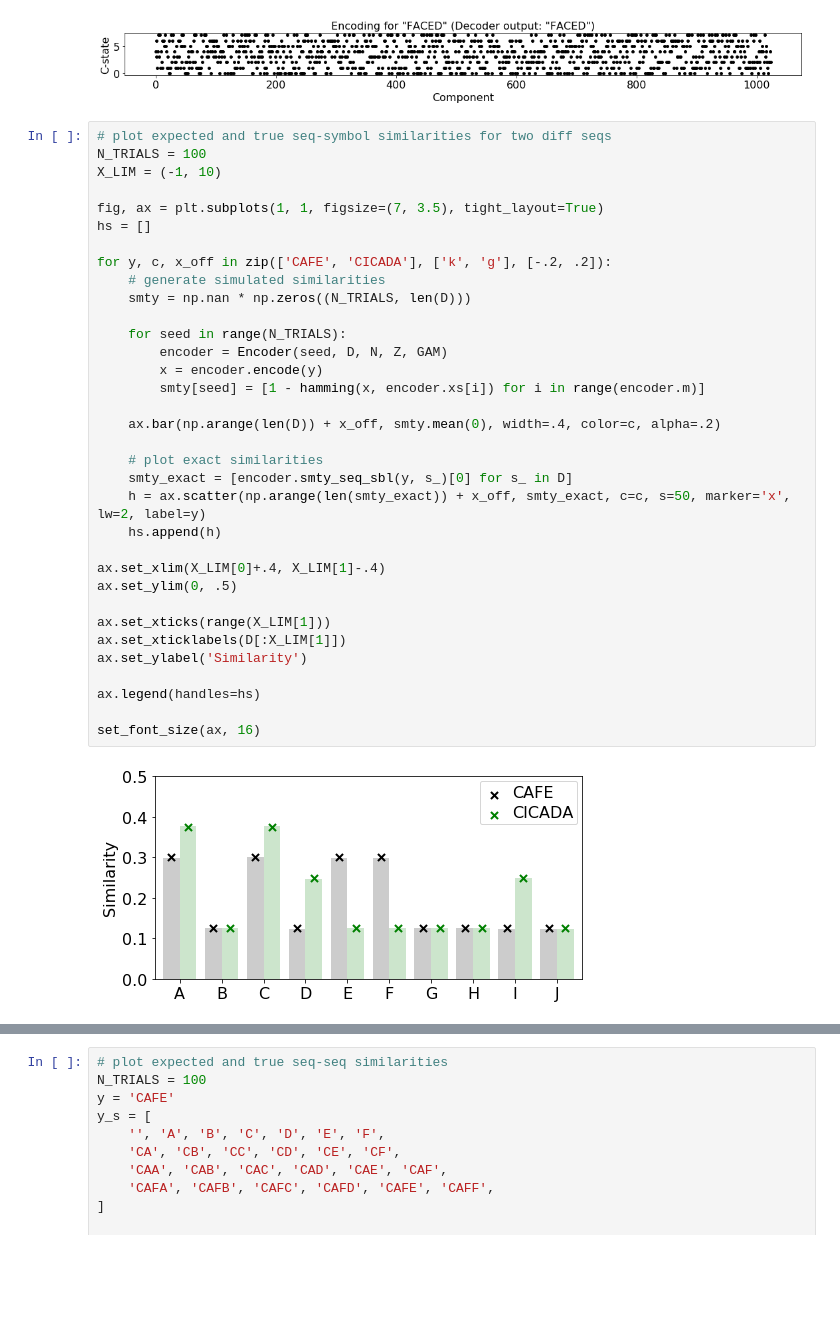
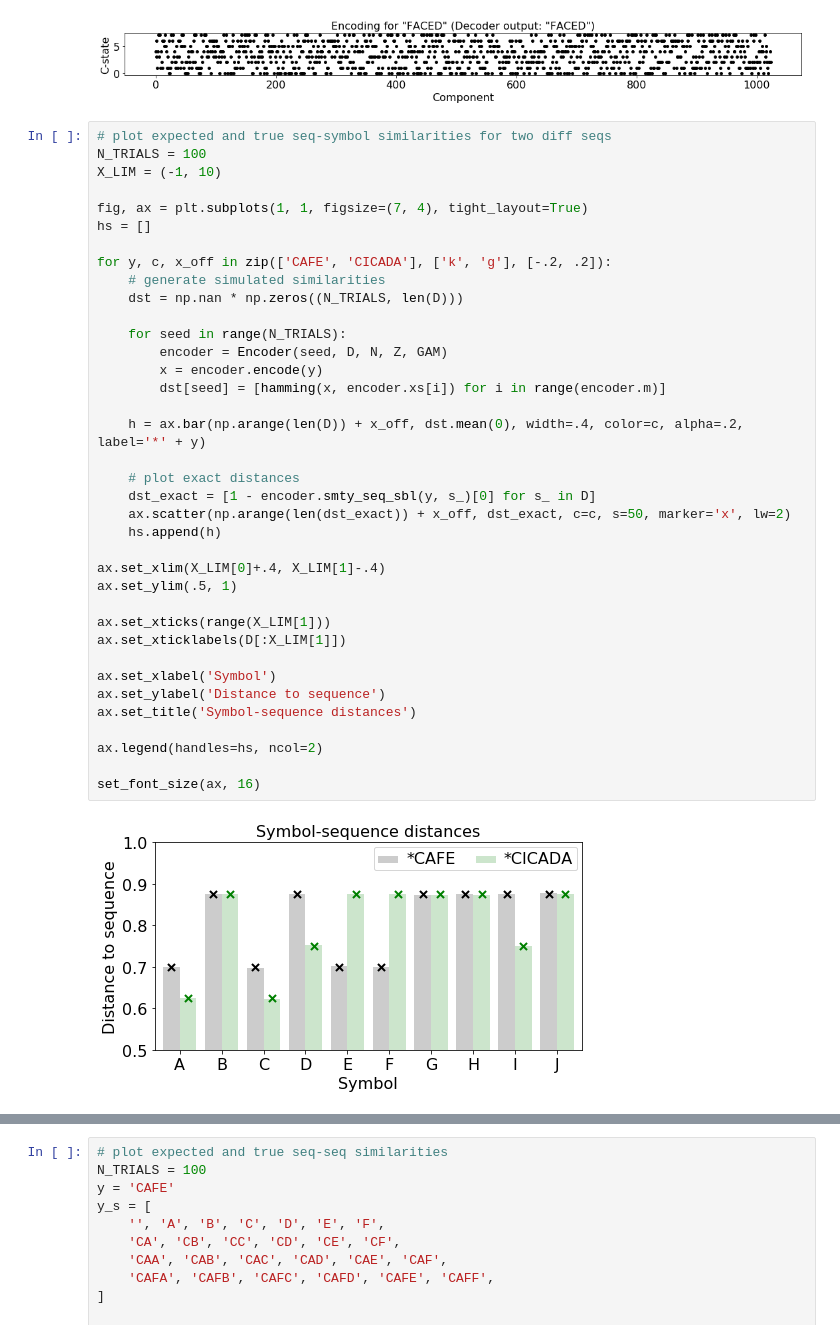
Before and after one commit to rkp8000/crossing_over, a Jupyter notebook: 1_encoding.ipynb, the cells around one changed output, grey strips where cells are left out. Cells and saved outputs as stored; diff of their text form; blank space fills up the shorter version.

```diff
--- a/1_encoding.ipynb
+++ b/1_encoding.ipynb
@@ -191,39 +191,42 @@ for y in ['CAFE', 'CICADA', 'DECAF', 'FACED']:
 # %%
 # plot expected and true seq-symbol similarities for two diff seqs
 N_TRIALS = 100
 X_LIM = (-1, 10)
 
-fig, ax = plt.subplots(1, 1, figsize=(7, 3.5), tight_layout=True)
+fig, ax = plt.subplots(1, 1, figsize=(7, 4), tight_layout=True)
 hs = []
 
 for y, c, x_off in zip(['CAFE', 'CICADA'], ['k', 'g'], [-.2, .2]):
     # generate simulated similarities
-    smty = np.nan * np.zeros((N_TRIALS, len(D)))
+    dst = np.nan * np.zeros((N_TRIALS, len(D)))
 
     for seed in range(N_TRIALS):
         encoder = Encoder(seed, D, N, Z, GAM)
         x = encoder.encode(y)
-        smty[seed] = [1 - hamming(x, encoder.xs[i]) for i in range(encoder.m)]
+        dst[seed] = [hamming(x, encoder.xs[i]) for i in range(encoder.m)]
 
-    ax.bar(np.arange(len(D)) + x_off, smty.mean(0), width=.4, color=c, alpha=.2)
+    h = ax.bar(np.arange(len(D)) + x_off, dst.mean(0), width=.4, color=c, alpha=.2, label='*' + y)
 
-    # plot exact similarities
-    smty_exact = [encoder.smty_seq_sbl(y, s_)[0] for s_ in D]
-    h = ax.scatter(np.arange(len(smty_exact)) + x_off, smty_exact, c=c, s=50, marker='x', lw=2, label=y)
+    # plot exact distances
+    dst_exact = [1 - encoder.smty_seq_sbl(y, s_)[0] for s_ in D]
+    ax.scatter(np.arange(len(dst_exact)) + x_off, dst_exact, c=c, s=50, marker='x', lw=2)
     hs.append(h)
 
 ax.set_xlim(X_LIM[0]+.4, X_LIM[1]-.4)
-ax.set_ylim(0, .5)
+ax.set_ylim(.5, 1)
 
 ax.set_xticks(range(X_LIM[1]))
 ax.set_xticklabels(D[:X_LIM[1]])
-ax.set_ylabel('Similarity')
 
-ax.legend(handles=hs)
+ax.set_xlabel('Symbol')
+ax.set_ylabel('Distance to sequence')
+ax.set_title('Symbol-sequence distances')
+
+ax.legend(handles=hs, ncol=2)
 
 set_font_size(ax, 16)
 # %% [output]
-[figure, old version]
+[figure, new version]
 # %%
 # plot expected and true seq-seq similarities
 N_TRIALS = 100
```
Also changed, not shown: parts of 4 cells of this notebook.
